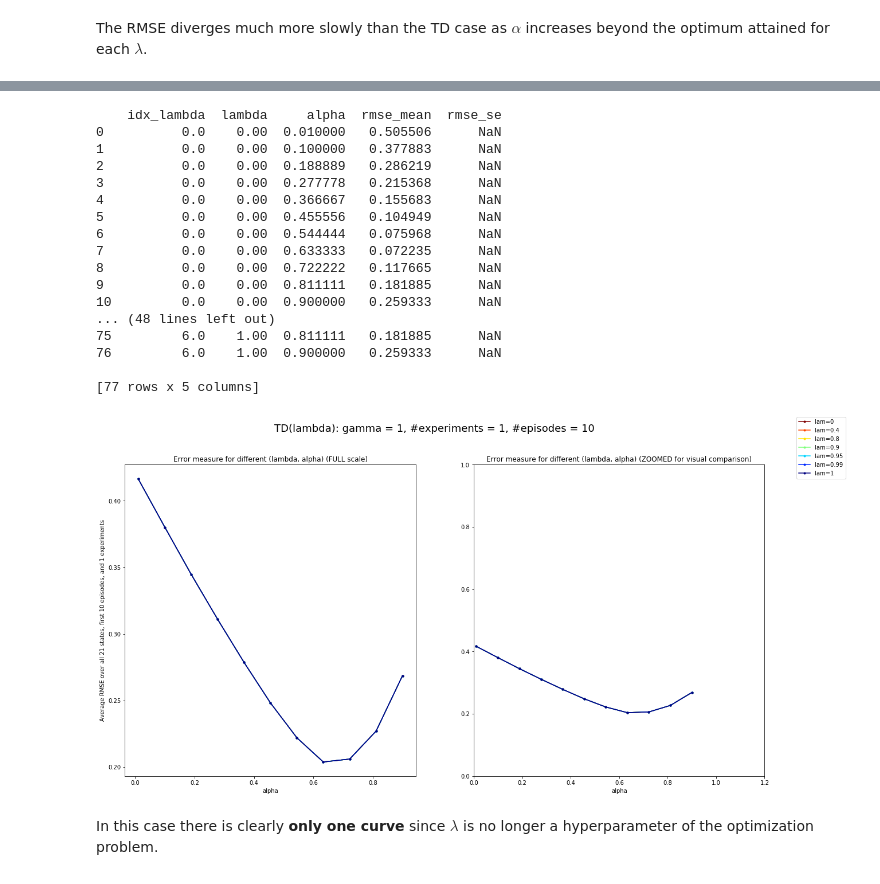
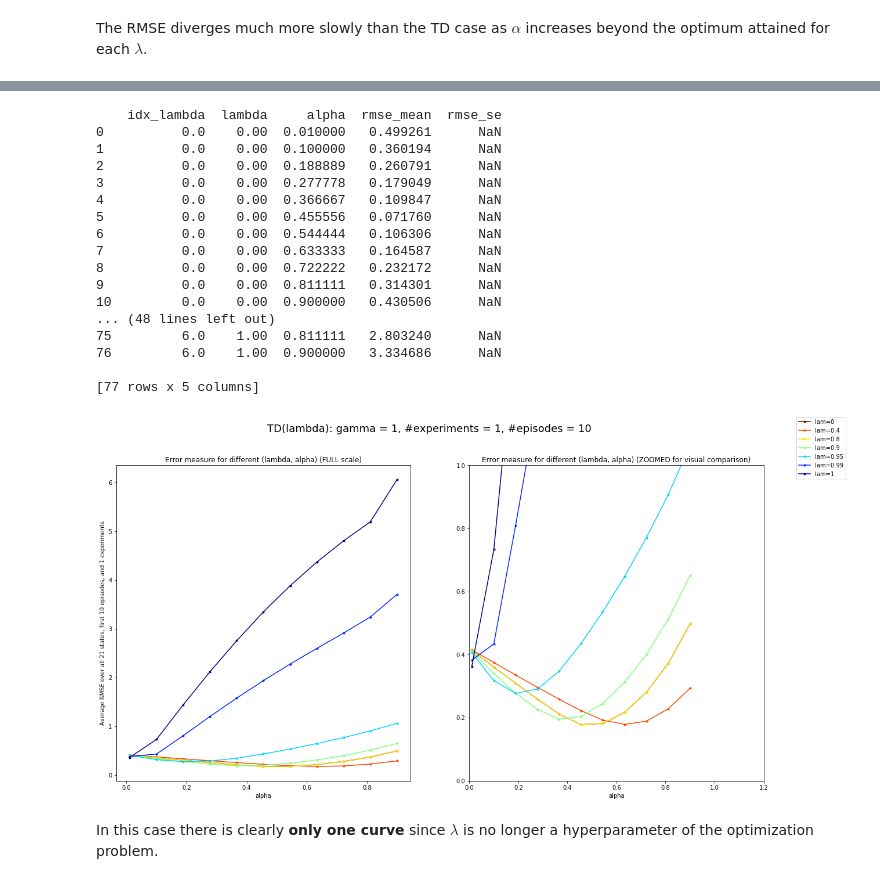
Before and after one commit to mastropi/RL, a Jupyter notebook: RL-001-MemoryManagement/SimulateTDLambda.ipynb, the cells around one changed output, grey strips where cells are left out. Saved outputs shown, nothing was run; the diff lists cells and outputs as text; code cells hidden in the pictures.

```diff
--- a/RL-001-MemoryManagement/SimulateTDLambda.ipynb
+++ b/RL-001-MemoryManagement/SimulateTDLambda.ipynb
@@ -122,7 +126,7 @@ def simulate(env, policy, learner,
                 print("Parameter set {} of {}: lambda = {:.2f}, alpha = {:.2f} --->" \
                       .format(idx_simul+1, n_simul, lmbda, alpha), end=" ")
             learner.setParams(alpha=alpha, gamma=gamma, lmbda=lmbda)
-            learner.reset()
+            learner.reset(reset_episode=True, reset_value_functions=True)
             agent = GeneralAgent(pol_rw,
                                  learner)
             # NOTE: Setting the seed here implies that each set of experiments
@@ -321,34 +327,41 @@ Note that $\lambda(t) \to 0^+$ when $\delta_{rel}(t) \to 0$ and tends to 1 when
 # %%
+from importlib import reload
+from Python.lib.agents.learners import td
+reload(td)
+from Python.lib.agents.learners import td
+from Python.lib.agents.learners.td import LeaTDLambdaAdaptive
+##from td import LeaTDLambdaAdaptive    # <-- Here I get the error that no module named 'td' exists... WHY??? (since reload(td) gives no error!!)
+
 # Simulation parameters
 seed = 1713
 nexperiments = 1
 nepisodes = 10
 
 df_results_td, df_rmse_by_episodes_td_adap = simulate(env, pol_rw, lea_td_adap,
                          seed=seed, nexperiments=nexperiments, nepisodes=nepisodes, start=None,
                          alphas=alphas_adhoc_td, lambdas=lambdas_adhoc_td, gamma=gamma,
                          max_alpha=np.max(alphas_adhoc_mc), max_rmse=1, error_bars=False,
                          verbose=False, debug=False, show_warnings=False)
 print(df_results_td)
 # %% [output]
     idx_lambda  lambda     alpha  rmse_mean  rmse_se
-0          0.0    0.00  0.010000   0.505506      NaN
-1          0.0    0.00  0.100000   0.377883      NaN
-2          0.0    0.00  0.188889   0.286219      NaN
-3          0.0    0.00  0.277778   0.215368      NaN
-4          0.0    0.00  0.366667   0.155683      NaN
-5          0.0    0.00  0.455556   0.104949      NaN
-6          0.0    0.00  0.544444   0.075968      NaN
-7          0.0    0.00  0.633333   0.072235      NaN
-8          0.0    0.00  0.722222   0.117665      NaN
-9          0.0    0.00  0.811111   0.181885      NaN
-10         0.0    0.00  0.900000   0.259333      NaN
+0          0.0    0.00  0.010000   0.499261      NaN
+1          0.0    0.00  0.100000   0.360194      NaN
+2          0.0    0.00  0.188889   0.260791      NaN
+3          0.0    0.00  0.277778   0.179049      NaN
+4          0.0    0.00  0.366667   0.109847      NaN
+5          0.0    0.00  0.455556   0.071760      NaN
+6          0.0    0.00  0.544444   0.106306      NaN
+7          0.0    0.00  0.633333   0.164587      NaN
+8          0.0    0.00  0.722222   0.232172      NaN
+9          0.0    0.00  0.811111   0.314301      NaN
+10         0.0    0.00  0.900000   0.430506      NaN
 ... (48 lines left out)
-75         6.0    1.00  0.811111   0.181885      NaN
-76         6.0    1.00  0.900000   0.259333      NaN
+75         6.0    1.00  0.811111   2.803240      NaN
+76         6.0    1.00  0.900000   3.334686      NaN
 
 [77 rows x 5 columns]
-[figure, old version]
+[figure, new version]
 # %% [markdown]
 In this case there is clearly **only one curve** since $\lambda$ is no longer a hyperparameter of the optimization problem.
 # %% [markdown]
```
Also changed, not shown: parts of 7 cells of this notebook, 7 other files.
